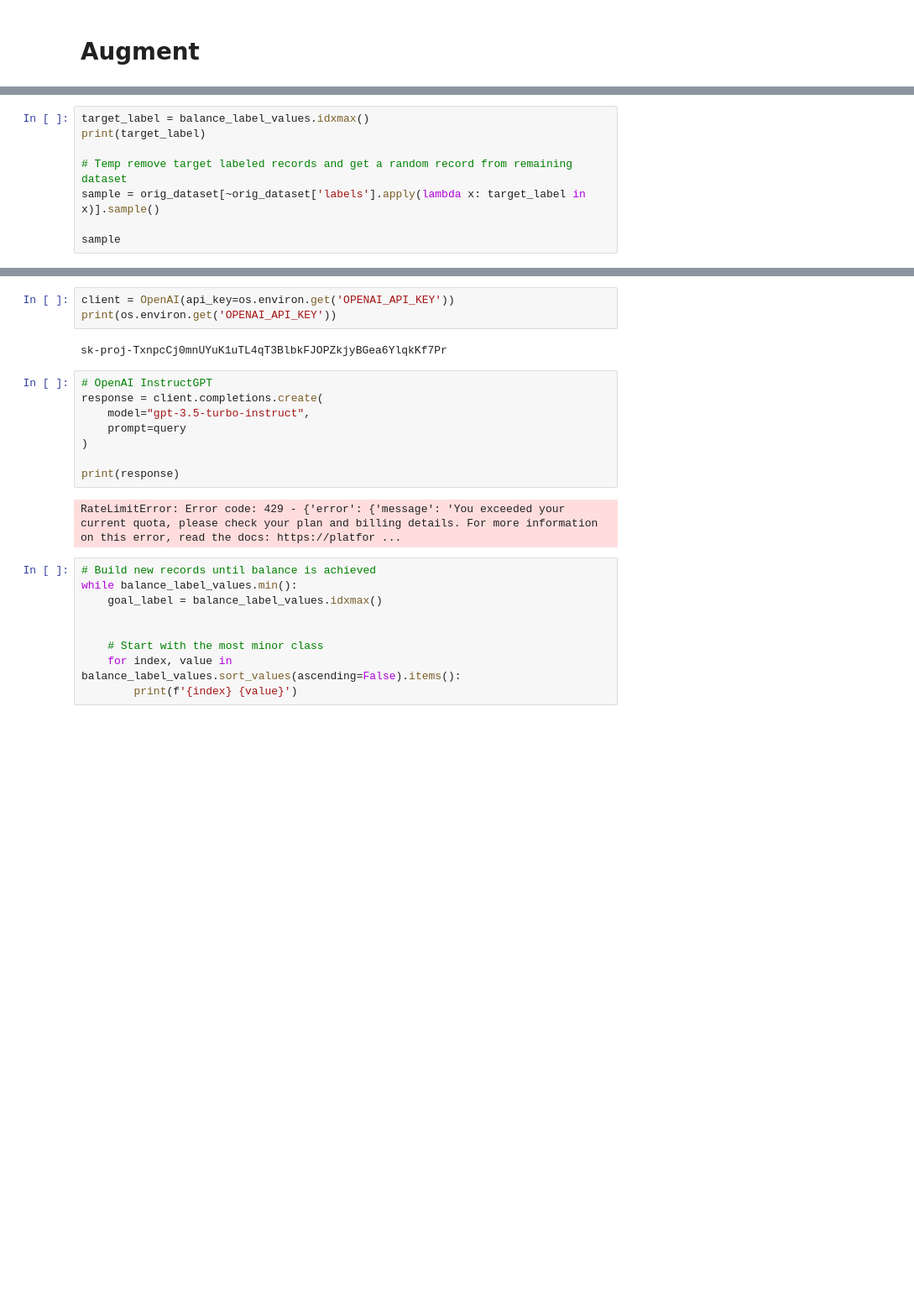
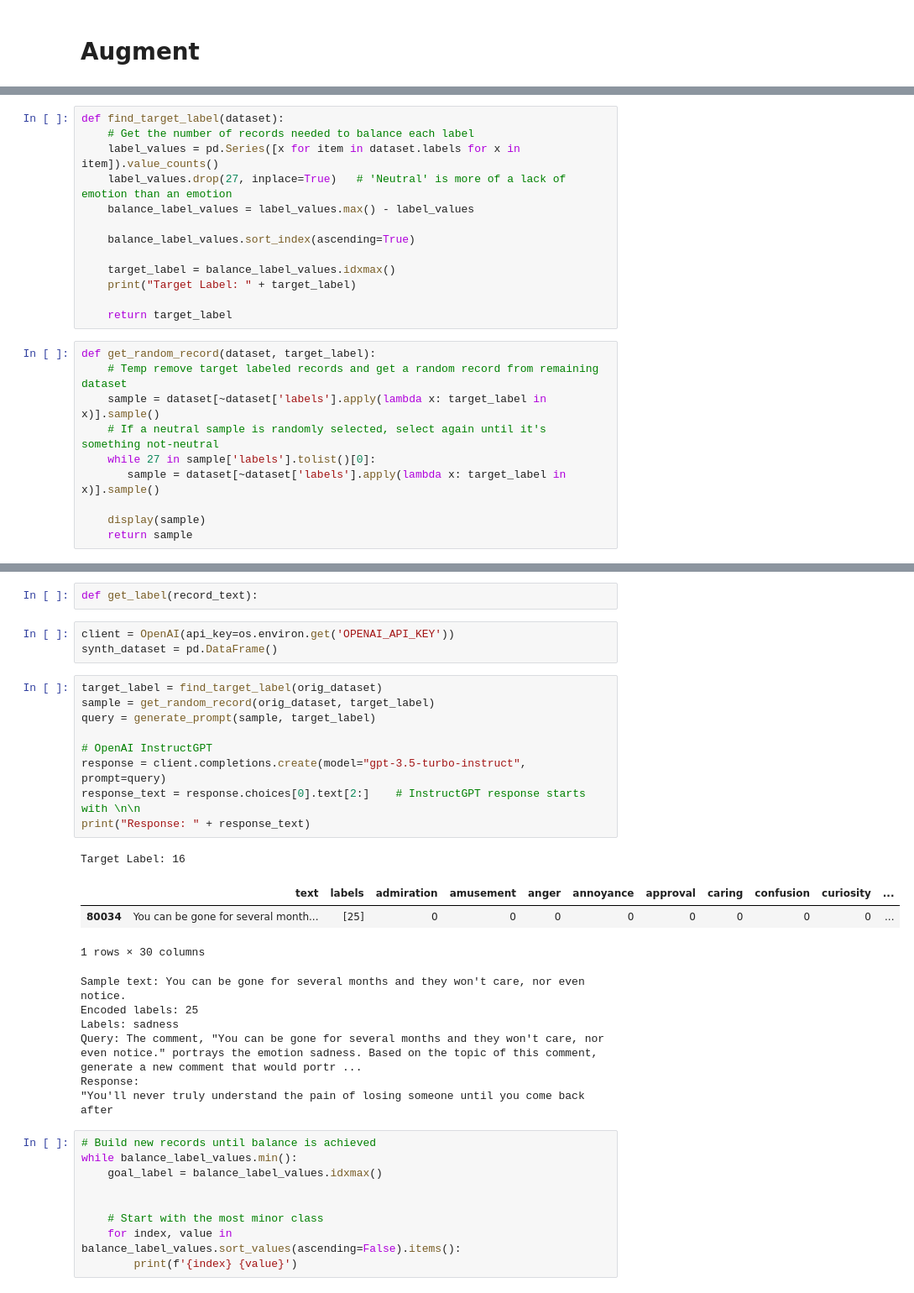
Before and after one commit to DaveWestFGCU/Fall_2024_Research_Augmentation_via_GenAI, a Jupyter notebook: start.ipynb, the cells around one changed output, grey strips where cells are left out. Shown: that part at 84% size. Cells and saved outputs as stored; diff of their text form; blank space fills up the shorter version.

```diff
--- a/start.ipynb
+++ b/start.ipynb
@@ -105,8 +81,23 @@ Name: count, dtype: int64
+# %%
+def find_target_label(dataset):
+    # Get the number of records needed to balance each label
+    label_values = pd.Series([x for item in dataset.labels for x in item]).value_counts()
+    label_values.drop(27, inplace=True)   # 'Neutral' is more of a lack of emotion than an emotion
+    balance_label_values = label_values.max() - label_values
+
+    balance_label_values.sort_index(ascending=True)
+
+    target_label = balance_label_values.idxmax()
+    print("Target Label: " + target_label)
+
+    return target_label
 # %%
-target_label = balance_label_values.idxmax()
-print(target_label)
+def get_random_record(dataset, target_label):
+    # Temp remove target labeled records and get a random record from remaining dataset
+    sample = dataset[~dataset['labels'].apply(lambda x: target_label in x)].sample()
+    # If a neutral sample is randomly selected, select again until it's something not-neutral
+    while 27 in sample['labels'].tolist()[0]:
+       sample = dataset[~dataset['labels'].apply(lambda x: target_label in x)].sample()
 
-# Temp remove target labeled records and get a random record from remaining dataset
-sample = orig_dataset[~orig_dataset['labels'].apply(lambda x: target_label in x)].sample()
-
-sample
+    display(sample)
+    return sample
@@ -149,18 +137,28 @@ Yeah I'm not arguing there isnt recreational potential though it can certainly m
-# %%
-client = OpenAI(api_key=os.environ.get('OPENAI_API_KEY'))
-print(os.environ.get('OPENAI_API_KEY'))
-# %% [output]
-sk-proj-TxnpcCj0mnUYuK1uTL4qT3BlbkFJOPZkjyBGea6YlqkKf7Pr
+# %%
+def get_label(record_text):
+# %%
+client = OpenAI(api_key=os.environ.get('OPENAI_API_KEY'))
+synth_dataset = pd.DataFrame()
 # %%
+target_label = find_target_label(orig_dataset)
+sample = get_random_record(orig_dataset, target_label)
+query = generate_prompt(sample, target_label)
+
 # OpenAI InstructGPT
-response = client.completions.create(
-    model="gpt-3.5-turbo-instruct",
-    prompt=query
-)
-
-print(response)
+response = client.completions.create(model="gpt-3.5-turbo-instruct", prompt=query)
+response_text = response.choices[0].text[2:]    # InstructGPT response starts with \n\n
+print("Response: " + response_text)
 # %% [output]
-RateLimitError: Error code: 429 - {'error': {'message': 'You exceeded your current quota, please check your plan and billing details. For more information on this error, read the docs: https://platfor ...
+Target Label: 16
+|  | text | labels | admiration | amusement | anger | annoyance | approval | caring | confusion | curiosity | ... |
+| 80034 | You can be gone for several month... | [25] | 0 | 0 | 0 | 0 | 0 | 0 | 0 | 0 | ... |
+1 rows × 30 columns
+Sample text: You can be gone for several months and they won't care, nor even notice.
+Encoded labels: 25
+Labels: sadness
+Query: The comment, "You can be gone for several months and they won't care, nor even notice." portrays the emotion sadness. Based on the topic of this comment, generate a new comment that would portr ...
+Response:
+"You'll never truly understand the pain of losing someone until you come back after
 # %%
 # Build new records until balance is achieved
 while balance_label_values.min():
```
Also changed, not shown: parts of 5 cells of this notebook.
